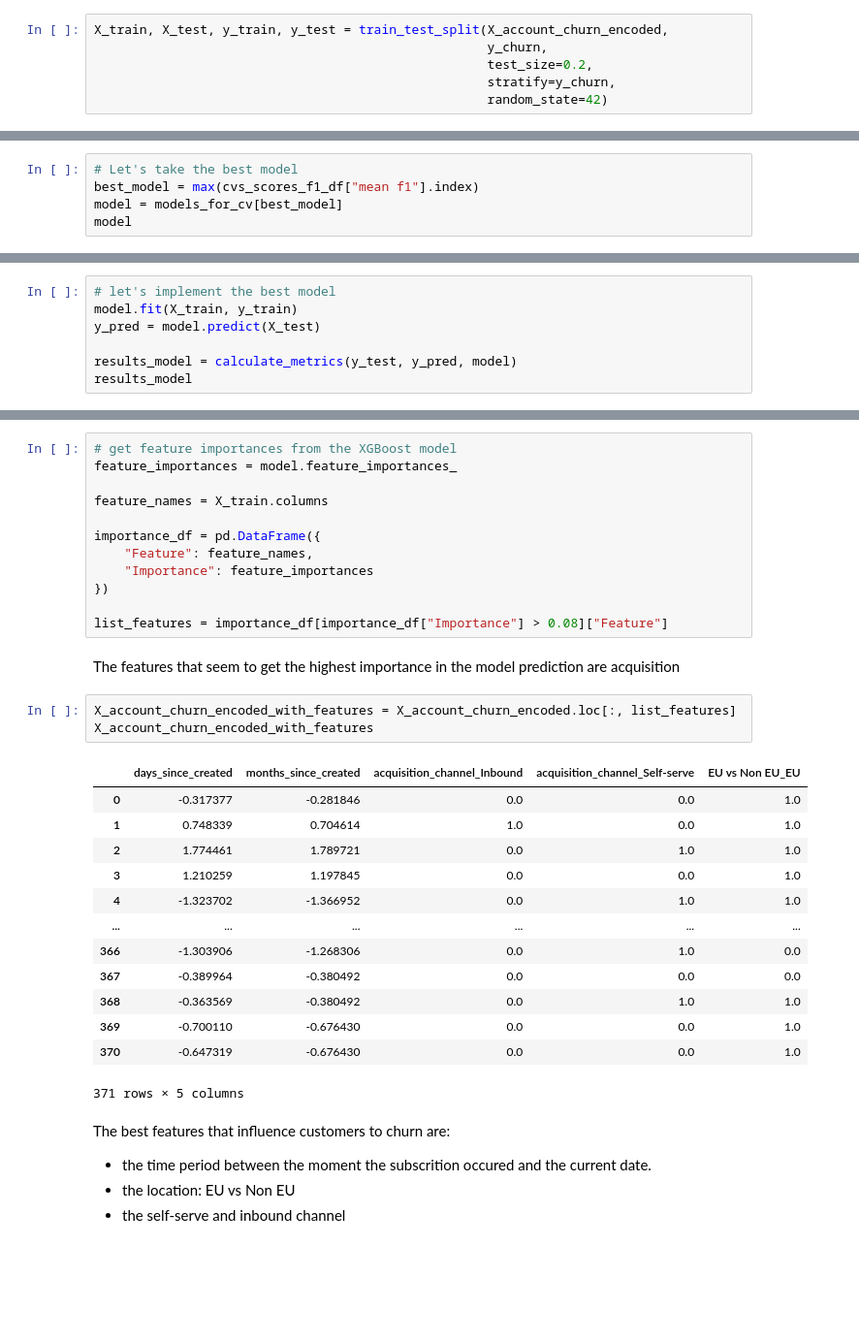
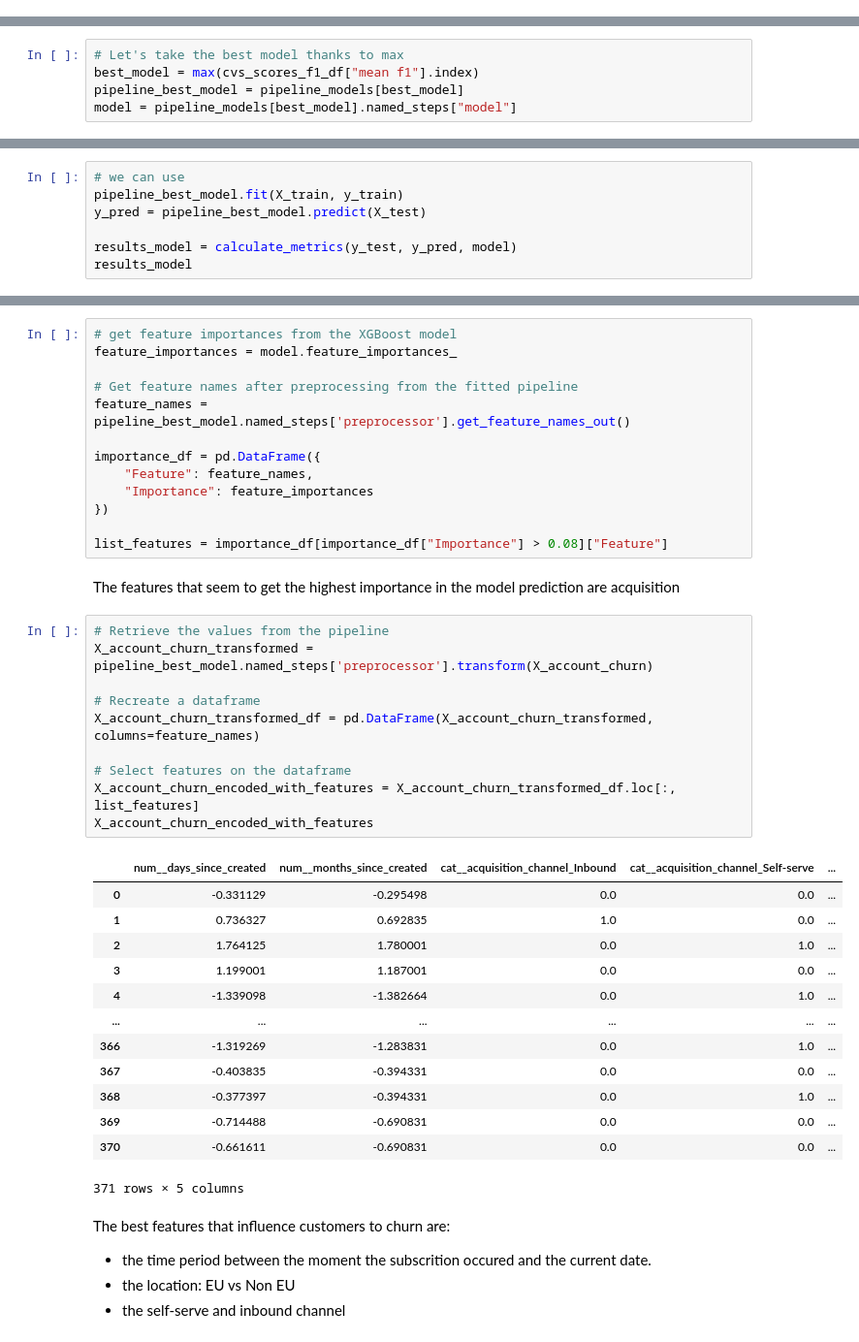
Before and after one commit to cedizen/saas_churn_project, a Jupyter notebook: saas_project_exploration.ipynb, the cells around one changed output, grey strips where cells are left out. Shown at 97% size. Saved outputs shown, nothing was run; the diff lists cells and outputs as text; blank space fills up the shorter version.

```diff
--- a/saas_project_exploration.ipynb
+++ b/saas_project_exploration.ipynb
@@ -713,6 +752,0 @@ We can fractionnate the dataset as following: 80% trained and 20% test to evalua
-# %%
-X_train, X_test, y_train, y_test = train_test_split(X_account_churn_encoded,
-                                                    y_churn,
-                                                    test_size=0.2,
-                                                    stratify=y_churn,
-                                                    random_state=42)
@@ -789,10 +773,10 @@ cvs_scores_f1_df
 # %% [markdown]
 The best model seems to be XGBClassifier with a f1 score > 0.5
 # %%
-# Let's take the best model
+# Let's take the best model thanks to max
 best_model = max(cvs_scores_f1_df["mean f1"].index)
-model = models_for_cv[best_model]
-model
+pipeline_best_model = pipeline_models[best_model]
+model = pipeline_models[best_model].named_steps["model"]
 # %% [output]
 XGBClassifier(base_score=None, booster=None, callbacks=None,
               colsample_bylevel=None, colsample_bynode=None,
@@ -810,9 +794,9 @@ XGBClassifier(base_score=None, booster=None, callbacks=None,
 # %%
 from xgboost import XGBClassifier
 # %%
-# let's implement the best model
-model.fit(X_train, y_train)
-y_pred = model.predict(X_test)
+# we can use
+pipeline_best_model.fit(X_train, y_train)
+y_pred = pipeline_best_model.predict(X_test)
 
 results_model = calculate_metrics(y_test, y_pred, model)
 results_model
@@ -832,7 +816,8 @@ Results for the model XGBClassifier -
 # get feature importances from the XGBoost model
 feature_importances = model.feature_importances_
 
-feature_names = X_train.columns
+# Get feature names after preprocessing from the fitted pipeline
+feature_names = pipeline_best_model.named_steps['preprocessor'].get_feature_names_out()
 
 importance_df = pd.DataFrame({
     "Feature": feature_names,
@@ -842,23 +827,30 @@ importance_df = pd.DataFrame({
 list_features = importance_df[importance_df["Importance"] > 0.08]["Feature"]
 # %% [markdown]
 The features that seem to get the highest importance in the model prediction are acquisition
-# %%
-X_account_churn_encoded_with_features = X_account_churn_encoded.loc[:, list_features]
-X_account_churn_encoded_with_features
-# %% [output]
-|  | days_since_created | months_since_created | acquisition_channel_Inbound | acquisition_channel_Self-serve | EU vs Non EU_EU |
-| 0 | -0.317377 | -0.281846 | 0.0 | 0.0 | 1.0 |
-| 1 | 0.748339 | 0.704614 | 1.0 | 0.0 | 1.0 |
-| 2 | 1.774461 | 1.789721 | 0.0 | 1.0 | 1.0 |
-| 3 | 1.210259 | 1.197845 | 0.0 | 0.0 | 1.0 |
-| 4 | -1.323702 | -1.366952 | 0.0 | 1.0 | 1.0 |
-| ... | ... | ... | ... | ... | ... |
-| 366 | -1.303906 | -1.268306 | 0.0 | 1.0 | 0.0 |
-| 367 | -0.389964 | -0.380492 | 0.0 | 0.0 | 0.0 |
-| 368 | -0.363569 | -0.380492 | 0.0 | 1.0 | 1.0 |
-| 369 | -0.700110 | -0.676430 | 0.0 | 0.0 | 1.0 |
-| 370 | -0.647319 | -0.676430 | 0.0 | 0.0 | 1.0 |
-371 rows × 5 columns
+# %%
+# Retrieve the values from the pipeline
+X_account_churn_transformed = pipeline_best_model.named_steps['preprocessor'].transform(X_account_churn)
+
+# Recreate a dataframe
+X_account_churn_transformed_df = pd.DataFrame(X_account_churn_transformed, columns=feature_names)
+
+# Select features on the dataframe
+X_account_churn_encoded_with_features = X_account_churn_transformed_df.loc[:, list_features]
+X_account_churn_encoded_with_features
+# %% [output]
+|  | num__days_since_created | num__months_since_created | cat__acquisition_channel_Inbound | cat__acquisition_channel_Self-serve | ... |
+| 0 | -0.331129 | -0.295498 | 0.0 | 0.0 | ... |
+| 1 | 0.736327 | 0.692835 | 1.0 | 0.0 | ... |
+| 2 | 1.764125 | 1.780001 | 0.0 | 1.0 | ... |
+| 3 | 1.199001 | 1.187001 | 0.0 | 0.0 | ... |
+| 4 | -1.339098 | -1.382664 | 0.0 | 1.0 | ... |
+| ... | ... | ... | ... | ... | ... |
+| 366 | -1.319269 | -1.283831 | 0.0 | 1.0 | ... |
+| 367 | -0.403835 | -0.394331 | 0.0 | 0.0 | ... |
+| 368 | -0.377397 | -0.394331 | 0.0 | 1.0 | ... |
+| 369 | -0.714488 | -0.690831 | 0.0 | 0.0 | ... |
+| 370 | -0.661611 | -0.690831 | 0.0 | 0.0 | ... |
+371 rows × 5 columns
 # %% [markdown]
 The best features that influence customers to churn are:
 - the time period between the moment the subscrition occured and the current date.
```
Also changed, not shown: parts of 16 cells of this notebook.
